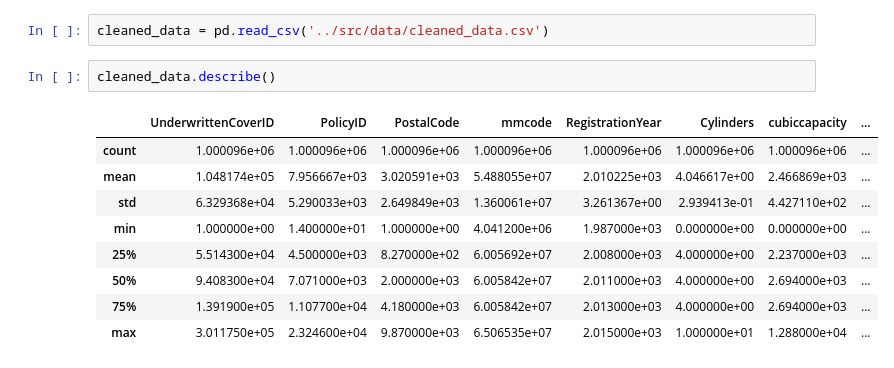
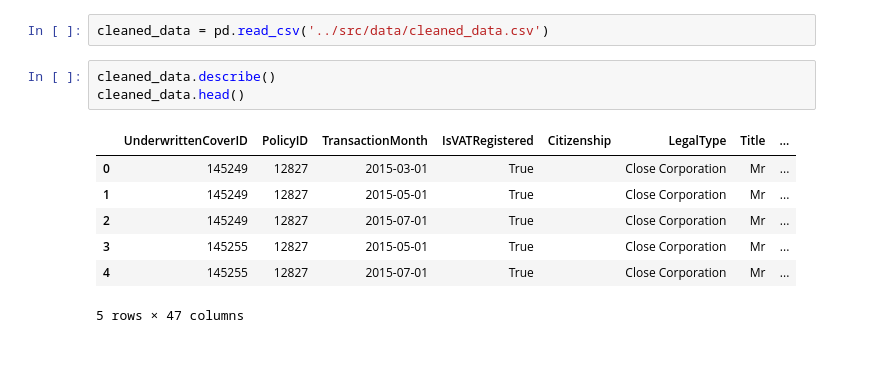
Before and after one commit to yohannesalex/AlphaCare-Insurance-Solutions, a Jupyter notebook: notebooks/EDA_AlphaCare.ipynb, the cells around one changed output. Cells and saved outputs as stored; diff of their text form.

```diff
--- a/notebooks/EDA_AlphaCare.ipynb
+++ b/notebooks/EDA_AlphaCare.ipynb
@@ -141,13 +142,12 @@ SumInsured     245000.000000
 cleaned_data = pd.read_csv('../src/data/cleaned_data.csv')
 # %%
 cleaned_data.describe()
+cleaned_data.head()
 # %% [output]
-|  | UnderwrittenCoverID | PolicyID | PostalCode | mmcode | RegistrationYear | Cylinders | cubiccapacity | ... |
-| count | 1.000096e+06 | 1.000096e+06 | 1.000096e+06 | 1.000096e+06 | 1.000096e+06 | 1.000096e+06 | 1.000096e+06 | ... |
-| mean | 1.048174e+05 | 7.956667e+03 | 3.020591e+03 | 5.488055e+07 | 2.010225e+03 | 4.046617e+00 | 2.466869e+03 | ... |
-| std | 6.329368e+04 | 5.290033e+03 | 2.649849e+03 | 1.360061e+07 | 3.261367e+00 | 2.939413e-01 | 4.427110e+02 | ... |
-| min | 1.000000e+00 | 1.400000e+01 | 1.000000e+00 | 4.041200e+06 | 1.987000e+03 | 0.000000e+00 | 0.000000e+00 | ... |
-| 25% | 5.514300e+04 | 4.500000e+03 | 8.270000e+02 | 6.005692e+07 | 2.008000e+03 | 4.000000e+00 | 2.237000e+03 | ... |
-| 50% | 9.408300e+04 | 7.071000e+03 | 2.000000e+03 | 6.005842e+07 | 2.011000e+03 | 4.000000e+00 | 2.694000e+03 | ... |
-| 75% | 1.391900e+05 | 1.107700e+04 | 4.180000e+03 | 6.005842e+07 | 2.013000e+03 | 4.000000e+00 | 2.694000e+03 | ... |
-| max | 3.011750e+05 | 2.324600e+04 | 9.870000e+03 | 6.506535e+07 | 2.015000e+03 | 1.000000e+01 | 1.288000e+04 | ... |
+|  | UnderwrittenCoverID | PolicyID | TransactionMonth | IsVATRegistered | Citizenship | LegalType | Title | ... |
+| 0 | 145249 | 12827 | 2015-03-01 | True |  | Close Corporation | Mr | ... |
+| 1 | 145249 | 12827 | 2015-05-01 | True |  | Close Corporation | Mr | ... |
+| 2 | 145249 | 12827 | 2015-07-01 | True |  | Close Corporation | Mr | ... |
+| 3 | 145255 | 12827 | 2015-05-01 | True |  | Close Corporation | Mr | ... |
+| 4 | 145255 | 12827 | 2015-07-01 | True |  | Close Corporation | Mr | ... |
+5 rows × 47 columns
```
Also changed, not shown: parts of 4 cells of this notebook.
